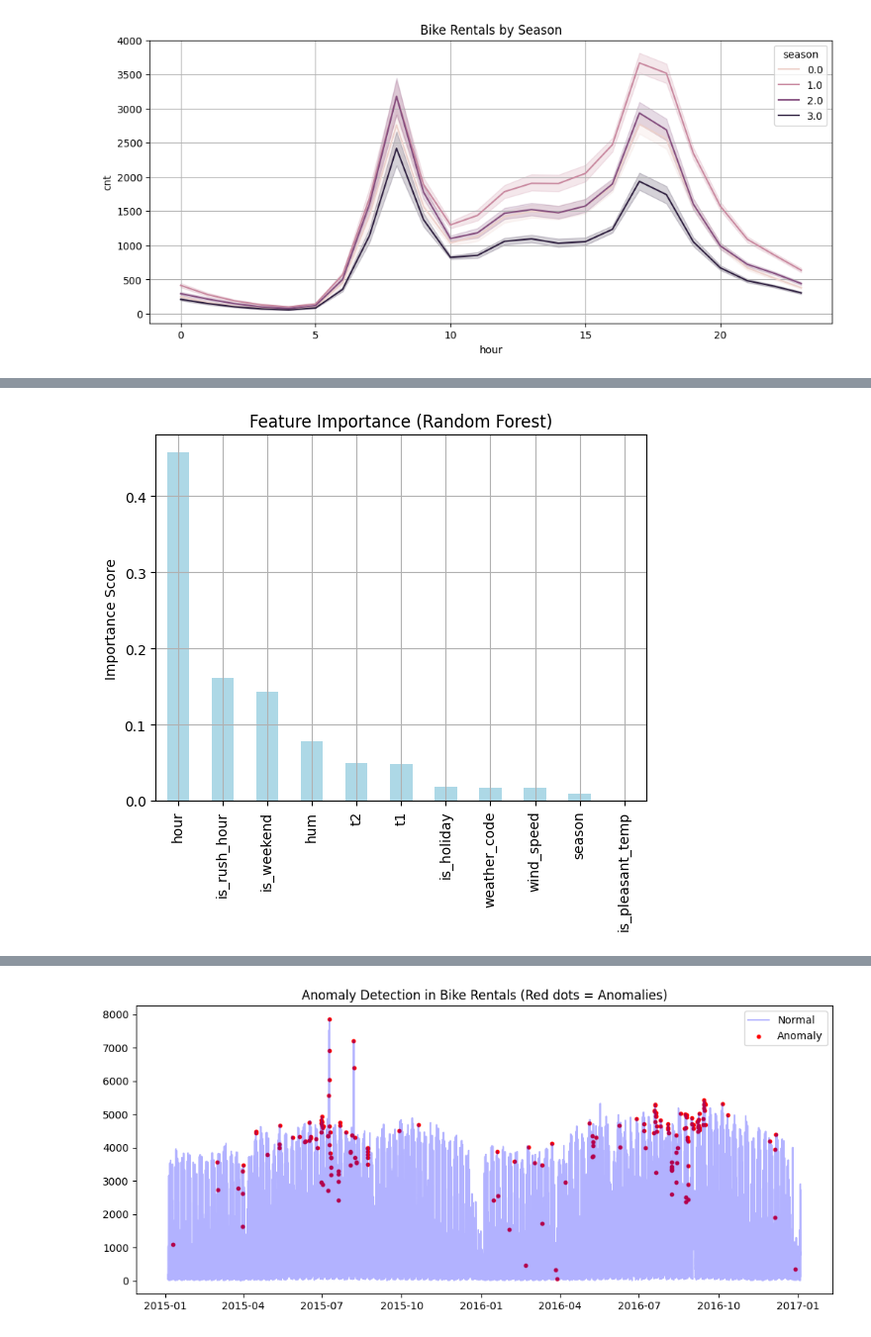
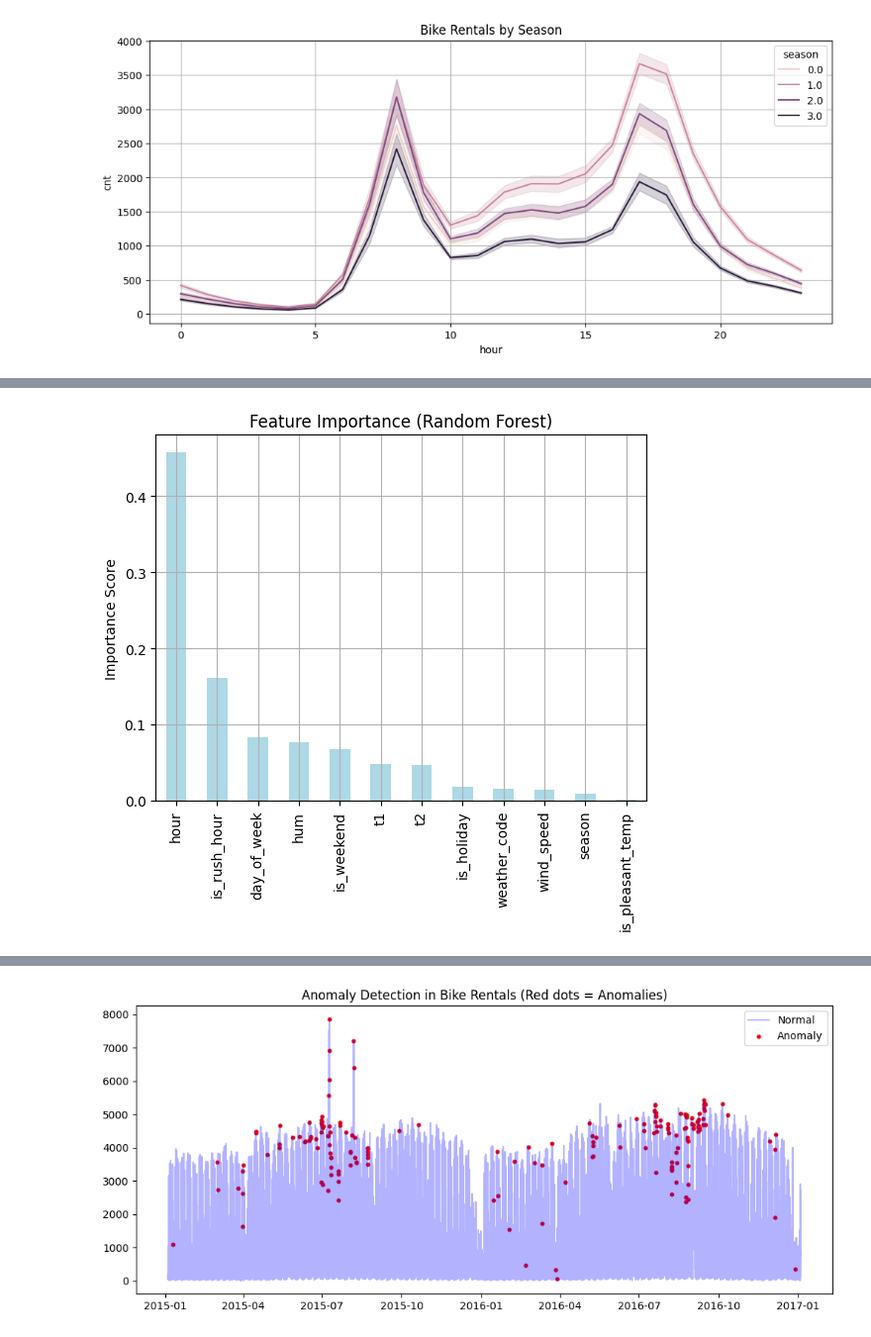
Before and after one commit to KHiraGit/suds2503, a Jupyter notebook: data_analysis_sample_2.ipynb, the cells around one changed output, grey strips where cells are left out. Shown at 99% size. Saved outputs shown, nothing was run; the diff lists cells and outputs as text; code cells hidden in the pictures.

```diff
--- a/data_analysis_sample_2.ipynb
+++ b/data_analysis_sample_2.ipynb
@@ -204,0 +189,10 @@ plt.show()
+# %%
+# 天候(weather_code)別の利用数（箱ひげ図）
+# 1:晴れ, 2:少しくもり, 3:くもり, 4:どんより, 7:雨, 10:雷雨, 26:雪
+weather_dict = {1:'Clear', 2:'Scattered clouds', 3:'Broken clouds', 4:'Cloudy', 7:'Rain', 10:'Rain w/ Thunder', 26:'Snow'}
+df['weather_label'] = df['weather_code'].map(weather_dict)
+plt.figure(figsize=(12, 6))
+sns.boxplot(data=df, x='weather_label', y='cnt', order=list(weather_dict.values()), color='lightblue') # orderで天候の順番を指定
+plt.xticks(rotation=45)
+plt.title('Rental Distribution by Weather Condition')
+plt.show()
@@ -483,24 +547,73 @@ df['is_rush_hour'] = df['hour'].apply(lambda x: 1 if x in [7,8,9,17,18,19] else
 df['is_pleasant_temp'] = df['t1'].apply(lambda x: 1 if 15 <= x <= 25 else 0)
 # %%
 # 全時刻のデータを利用して、非線形モデルを作成し、特徴量の重要度を確認
+df_tmp = df.copy()
 
 # dfを学習用とテスト用に分割
-# 特徴量としてt1（気温）、t2（体感温度）、hum（湿度）、wind_speed（風速）、is_weekend（週末かどうか）、is_holiday（祝日かどうか）、season（季節）、weather_code（天気コード）、hour（時間）、is_rush_hour（通勤時間かどうか）、is_pleasant_temp（快適な気温かどうか）を使用
-X = df[['t1', 't2', 'hum', 'wind_speed', 'is_weekend', 'is_holiday', 'season', 'weather_code', 'hour', 'is_rush_hour', 'is_pleasant_temp']]
+# 特徴量に現場の知恵を追加
+features = ['t1', 't2', 'hum', 'wind_speed', 'is_weekend', 'is_holiday', 'weather_code', 'season',
+            'hour', 'day_of_week', 'is_rush_hour', 'is_pleasant_temp']
+X = df_tmp[features]
 y = df['cnt'] # 目的変数
 X_train, X_test, y_train, y_test = train_test_split(X, y, test_size=0.2, random_state=42)
 
 # 非線形モデルを作成
 model = RandomForestRegressor(n_estimators=100, random_state=42)
 model.fit(X_train, y_train)
+
 # テストデータで予測
 y_pred = model.predict(X_test)
+
 # 各種評価指標を計算
 mae = mean_absolute_error(y_test, y_pred)
 mse = mean_squared_error(y_test, y_pred)
 r2 = r2_score(y_test, y_pred)
 print('features:', X.columns.tolist())
 print(f'All Hours: Mean Absolute Error: {mae:.2f} Mean Squared Error: {mse:.2f} R2 Score: {r2:.2f}')
+
+# 予測値と実際の値を比較するグラフを作成
+# 評価用データの作成
+# timestamp (サンプルの日時)、y_test（実際の値）と y_pred（モデルの予測値）をDataFrameにまとめる
+results_df = pd.DataFrame({
+    'timestamp': df.loc[y_test.index, 'timestamp'],
+    'Actual': y_test,
+    'Predicted': y_pred
+})
+
+# Plotly Expressで散布図を作成
+fig = px.scatter(
+    results_df,
+    x='Actual',
+    y='Predicted',
+    hover_data=['timestamp'],
+    labels={'timestamp': '日時', 'Actual': '実際の利用数', 'Predicted': 'モデルの予測数'},
+    title='Actual vs. Predicted (Bike Rentals)',
+    opacity=0.6,
+    template='plotly_white'
+)
+
+# 理想線 (y = x) の追加
+# 予測が完璧なら、すべての点はのこの直線上に並びます
+max_val = max(results_df['Actual'].max(), results_df['Predicted'].max())
+min_val = min(results_df['Actual'].min(), results_df['Predicted'].min())
+
+fig.add_shape(
+    type='line',
+    x0=min_val, y0=min_val,
+    x1=max_val, y1=max_val,
+    line=dict(color='Red', dash='dash'),
+    layer='below'
+)
+
+# 4. グラフのレイアウト調整（正方形に近くすると比較しやすい）
+fig.update_layout(
+    width=700,
+    height=700,
+    xaxis=dict(scaleanchor="y", scaleratio=1),
+    yaxis=dict(constrain='domain')
+)
+
+fig.show()
 
 # 特徴量の重要度を表示
 feature_importance = pd.Series(model.feature_importances_, index=X.columns)
@@ -509,29 +622,4 @@ plt.title('Feature Importance (Random Forest)')
 plt.ylabel('Importance Score')
 plt.grid()
 plt.show()
-
-# 特徴量としてt1（気温）、t2（体感温度）、hum（湿度）、wind_speed（風速）、is_weekend（週末かどうか）、is_holiday（祝日かどうか）、season（季節）、weather_code（天気コード）、hour（時間）、is_rush_hour（通勤時間かどうか）、is_pleasant_temp（快適な気温かどうか）を使用
-X = df[['hum', 'wind_speed', 'is_weekend', 'is_holiday', 'season', 'weather_code', 'is_rush_hour', 'is_pleasant_temp']]
-y = df['cnt'] # 目的変数
-X_train, X_test, y_train, y_test = train_test_split(X, y, test_size=0.2, random_state=42)
-
-# 非線形モデルを作成
-model = RandomForestRegressor(n_estimators=100, random_state=42)
-model.fit(X_train, y_train)
-# テストデータで予測
-y_pred = model.predict(X_test)
-# 各種評価指標を計算
-mae = mean_absolute_error(y_test, y_pred)
-mse = mean_squared_error(y_test, y_pred)
-r2 = r2_score(y_test, y_pred)
-print('features:', X.columns.tolist())
-print(f'All Hours: Mean Absolute Error: {mae:.2f} Mean Squared Error: {mse:.2f} R2 Score: {r2:.2f}')
-
-# 特徴量の重要度を表示
-feature_importance = pd.Series(model.feature_importances_, index=X.columns)
-feature_importance.sort_values(ascending=False).plot(kind='bar', color='lightblue')
-plt.title('Feature Importance (Random Forest)')
-plt.ylabel('Importance Score')
-plt.grid()
-plt.show()
 # %% [output]
@@ -540 +628 @@ All Hours: Mean Absolute Error: 144.20 Mean Squared Error: 65135.51 R2 Score: 0.
-[figure, old version]
+[figure, new version]
```
Also changed, not shown: parts of 39 cells of this notebook, 1 other file.
